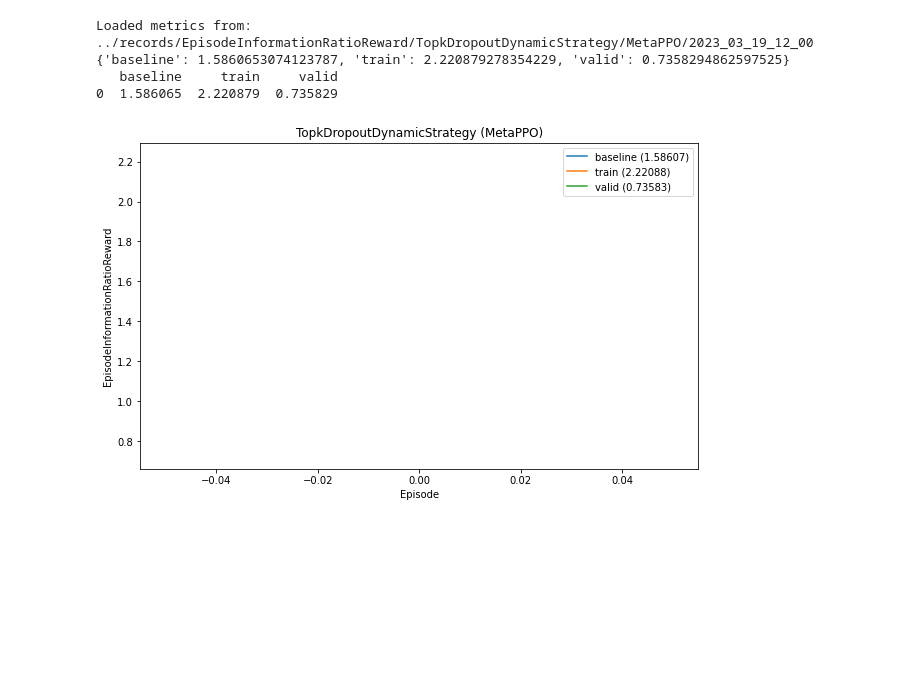
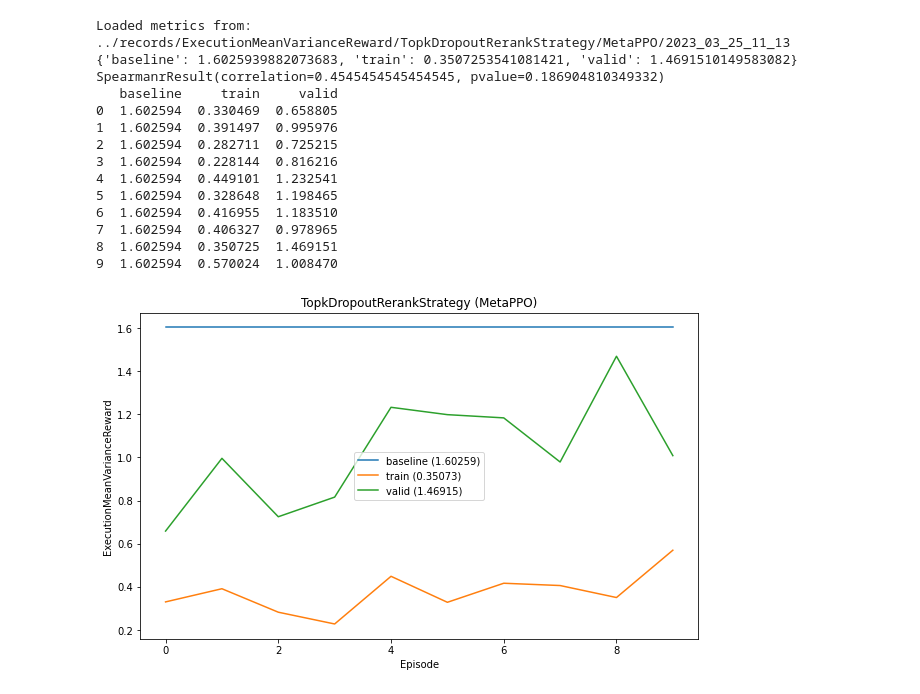
Before and after one commit to ChenglongChen/Long-Capital, a Jupyter notebook: examples/rl_plot_metrics.ipynb, the cells around one changed output. Saved outputs shown, nothing was run; the diff lists cells and outputs as text; code cells hidden in the pictures; blank space fills up the shorter version.

```diff
--- a/examples/rl_plot_metrics.ipynb
+++ b/examples/rl_plot_metrics.ipynb
@@ -11,9 +12,9 @@ def get_latest_output_dir(reward, strategy, policy_cls, index=-1):
     return output_dir
 
 
-def plot_metrics(reward, strategy, policy_cls, scale=1, ann_scaler=252, norm_steps_per_episode=False, index=-1):
+def plot_metrics(train_reward, valid_reward, strategy, policy_cls, scale=1, ann_scaler=252, norm_steps_per_episode=False, index=-1):
 
-    output_dir = get_latest_output_dir(reward, strategy, policy_cls, index)
+    output_dir = get_latest_output_dir(train_reward, strategy, policy_cls, index)
 
     df_base = pd.read_csv(f"{output_dir}/baseline/result.csv")
     df_train = pd.read_csv(f"{output_dir}/metrics/train_result.csv", index_col=0)
@@ -30,29 +31,43 @@ def plot_metrics(reward, strategy, policy_cls, scale=1, ann_scaler=252, norm_ste
         "train": df_train["reward"],
         "valid": df_valid["val/reward"]
     })
+    df.dropna(inplace=True)
 
     print(f"Loaded metrics from: {output_dir}")
     best = df.fillna(-1).sort_values("valid", ascending=True).iloc[-1].to_dict()
     print(best)
+    print(scipy.stats.spearmanr(df["train"], df["valid"]))
     print(df)
 
     df.plot(figsize=(10, 6))
     plt.legend([f"baseline ({best['baseline']:.5f})", f"train ({best['train']:.5f})", f"valid ({best['valid']:.5f})"])
     plt.title(f"{strategy} ({policy_cls})")
     plt.xlabel("Episode")
-    plt.ylabel(reward)
+    plt.ylabel(train_reward)
 # %%
 plot_metrics(
-    reward="EpisodeInformationRatioReward",
-    strategy="TopkDropoutDynamicStrategy",
+    train_reward="ExecutionMeanVarianceReward",
+    valid_reward="EpisodeInformationRatioReward",
+    strategy="TopkDropoutRerankStrategy",
     policy_cls="MetaPPO",
     scale=1,
     ann_scaler=1,
-    norm_steps_per_episode=False
+    norm_steps_per_episode=False,
+    index=-1
 )
 # %% [output]
-Loaded metrics from: ../records/EpisodeInformationRatioReward/TopkDropoutDynamicStrategy/MetaPPO/2023_03_19_12_00
-{'baseline': 1.5860653074123787, 'train': 2.220879278354229, 'valid': 0.7358294862597525}
+Loaded metrics from: ../records/ExecutionMeanVarianceReward/TopkDropoutRerankStrategy/MetaPPO/2023_03_25_11_13
+{'baseline': 1.6025939882073683, 'train': 0.3507253541081421, 'valid': 1.4691510149583082}
+SpearmanrResult(correlation=0.4545454545454545, pvalue=0.186904810349332)
    baseline     train     valid
-0  1.586065  2.220879  0.735829
+0  1.602594  0.330469  0.658805
+1  1.602594  0.391497  0.995976
+2  1.602594  0.282711  0.725215
+3  1.602594  0.228144  0.816216
+4  1.602594  0.449101  1.232541
+5  1.602594  0.328648  1.198465
+6  1.602594  0.416955  1.183510
+7  1.602594  0.406327  0.978965
+8  1.602594  0.350725  1.469151
+9  1.602594  0.570024  1.008470
-[figure, old version]
+[figure, new version]
```
Also changed, not shown: parts of 1 cell of this notebook.
